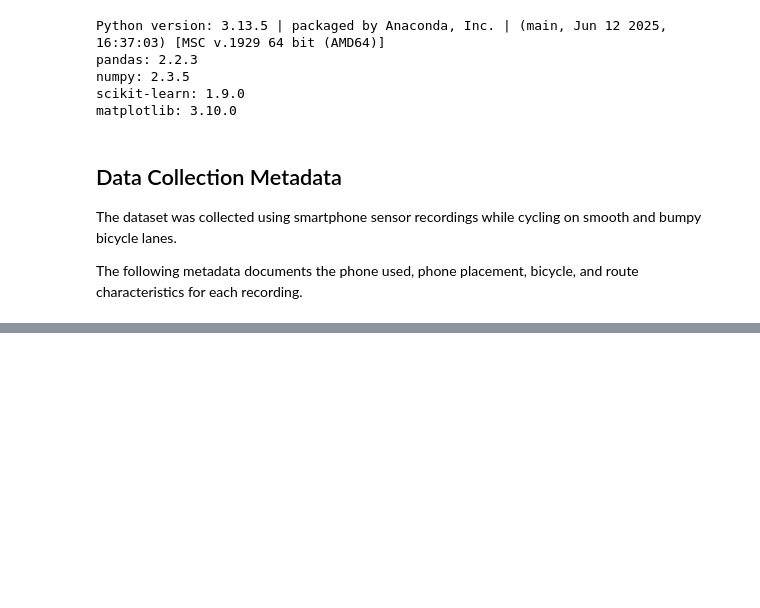
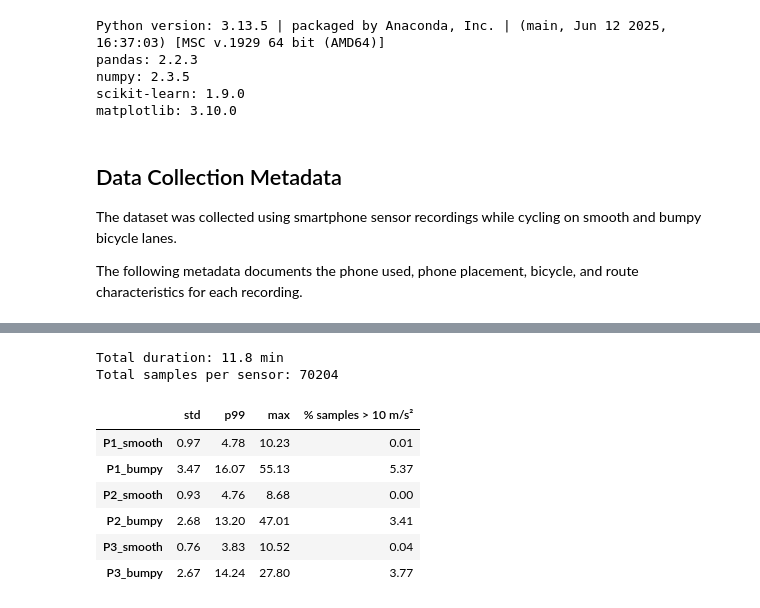
Before and after one commit to HeKaY-boy/bike-lane-quality-assessment, a Jupyter notebook: Main_notebook.ipynb, the cells around one changed output, grey strips where cells are left out. Saved outputs shown, nothing was run; the diff lists cells and outputs as text; code cells hidden in the pictures; blank space fills up the shorter version.

```diff
--- a/Main_notebook.ipynb
+++ b/Main_notebook.ipynb
@@ -185,0 +214,54 @@ FileNotFoundError: [Errno 2] No such file or directory: '../data_raw/Smooth/P1/A
+# %%
+print(
+    "Total duration: %.1f min" %
+    (quality['duration_s'].sum() / 60)
+)
+
+print(
+    "Total samples per sensor: %d" %
+    quality['rows'].sum()
+)
+# %% [output]
+Total duration: 11.8 min
+Total samples per sensor: 70204
+# %%
+def signal_summary(df):
+    # Calculate the overall acceleration magnitude
+    magnitude = np.sqrt(
+        df['acc_x']**2 +
+        df['acc_y']**2 +
+        df['acc_z']**2
+    )
+
+    return {
+        'std': magnitude.std(),
+        'p99': np.percentile(magnitude, 99),
+        'max': magnitude.max(),
+        'pct_samples_above_10': (magnitude > 10).mean() * 100
+    }
+
+
+rows = {}
+
+for name, df in merged_recordings.items():
+    rows[name] = signal_summary(df)
+
+
+label_quality = (
+    pd.DataFrame(rows)
+    .T
+    .round(2)
+    .rename(columns={
+        'pct_samples_above_10': '% samples > 10 m/s²'
+    })
+)
+
+display(label_quality)
+# %% [output]
+|  | std | p99 | max | % samples > 10 m/s² |
+| P1_smooth | 0.97 | 4.78 | 10.23 | 0.01 |
+| P1_bumpy | 3.47 | 16.07 | 55.13 | 5.37 |
+| P2_smooth | 0.93 | 4.76 | 8.68 | 0.00 |
+| P2_bumpy | 2.68 | 13.20 | 47.01 | 3.41 |
+| P3_smooth | 0.76 | 3.83 | 10.52 | 0.04 |
+| P3_bumpy | 2.67 | 14.24 | 27.80 | 3.77 |
```
Also changed, not shown: parts of 7 cells of this notebook.
